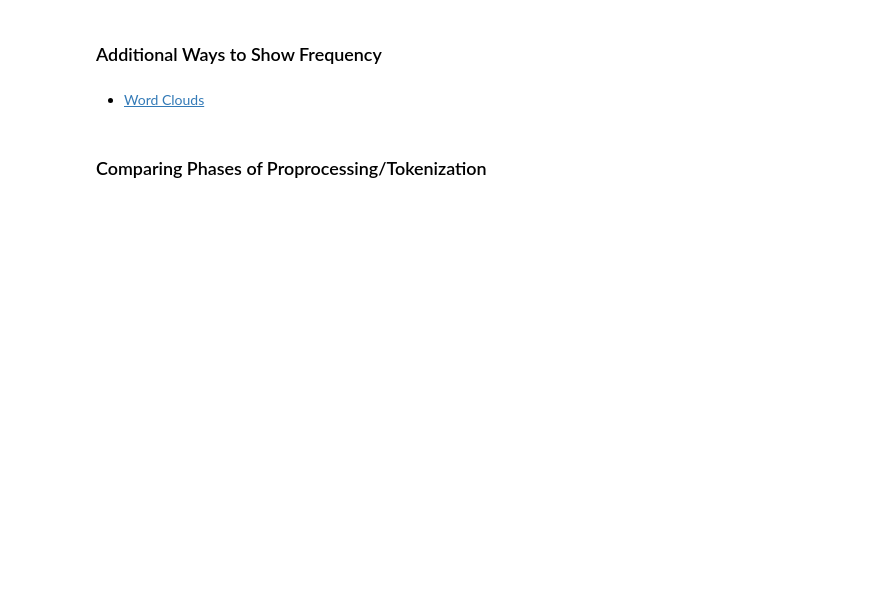
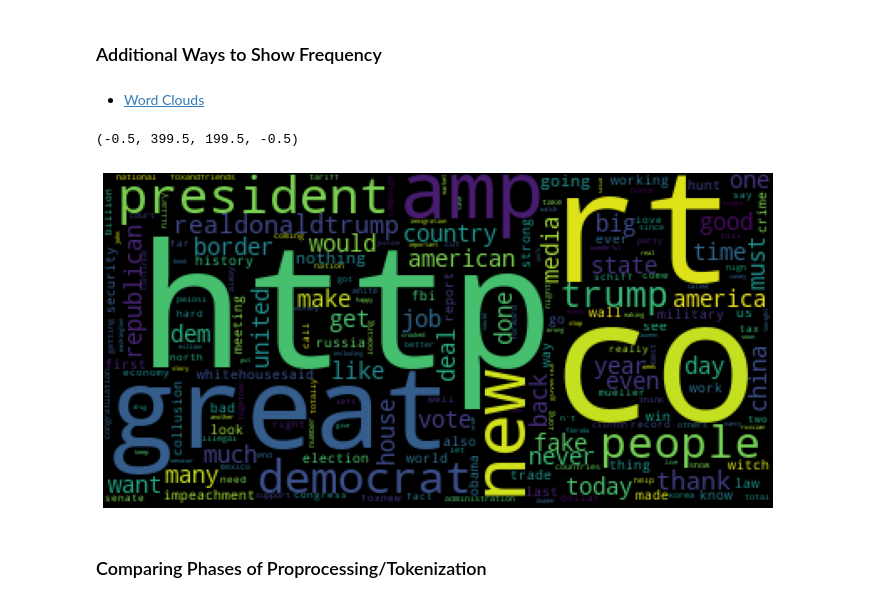
Before and after one commit to learn-co-curriculum/aug-ds-ft-2020-notebooks, a Jupyter notebook: topic39-nlp/sect_39_NLP_finding_trump_v2_SG.ipynb, the cells around one changed output. Drawn from its saved outputs; the diff is of its cells as text; code cells hidden in the pictures; blank space fills up the shorter version.

```diff
--- a/topic39-nlp/sect_39_NLP_finding_trump_v2_SG.ipynb
+++ b/topic39-nlp/sect_39_NLP_finding_trump_v2_SG.ipynb
@@ -144,3 +216,5 @@ from nltk.corpus import stopwords
 import string
 # %%
 # Get all the stop words in the English language and preview first 10
+stopword_list = stopwords.words('english')
+stopword_list[:10]
@@ -147,2 +223,4 @@ import string
 # %%
 ## Add punctuation to stopwords_list
+stopword_list.extend(string.punctuation)
+stopword_list[-10:]
@@ -149,3 +229,5 @@ import string
 # %%
 ## Add the additional Tweet Punctuation below to stopwords_list
 additional_punc = ['“','”','...',"''",'’','``']
+stopword_list.extend(additional_punc)
+stopword_list[-5:]
@@ -158,2 +236,5 @@ additional_punc = ['“','”','...',"''",'’','``']
+# %%
+## Remove stopwords
+stopped_tokens = [w.lower() for w in tokens if w.lower() not in stopword_list]
 # %%
 ## Remake the FreqDist from stopped_tokens
@@ -164,11 +265,19 @@ additional_punc = ['“','”','...',"''",'’','``']
 # %%
 from wordcloud import WordCloud
 
 ## Initalize a WordCloud with our stopwords_list and no bigrams
+wordcloud = WordCloud(stopwords=stopword_list,collocations=False)
 
 ## Generate wordcloud from stopped_tokens
+wordcloud.generate(','.join(stopped_tokens))
 
 ## Plot with matplotlib
+plt.figure(figsize = (12, 12), facecolor = None)
+plt.imshow(wordcloud)
+plt.axis('off')
+# %% [output]
+(-0.5, 399.5, 199.5, -0.5)
+[figure, added]
 # %% [markdown]
 ### Comparing Phases of Proprocessing/Tokenization
 # %%
```
Also changed, not shown: parts of 59 cells of this notebook, 1 other file.
